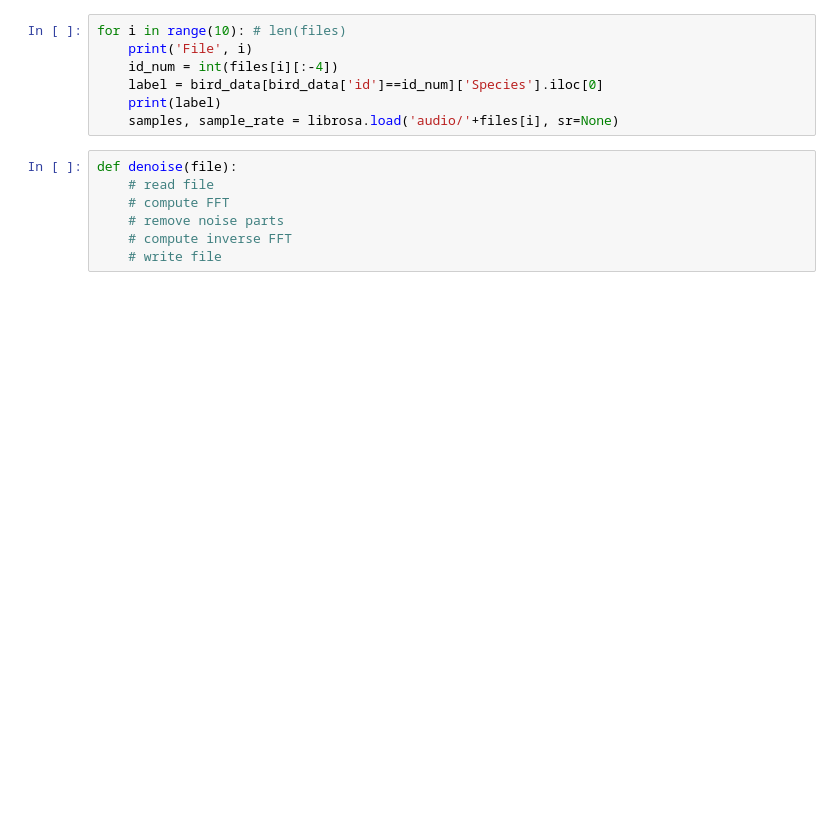
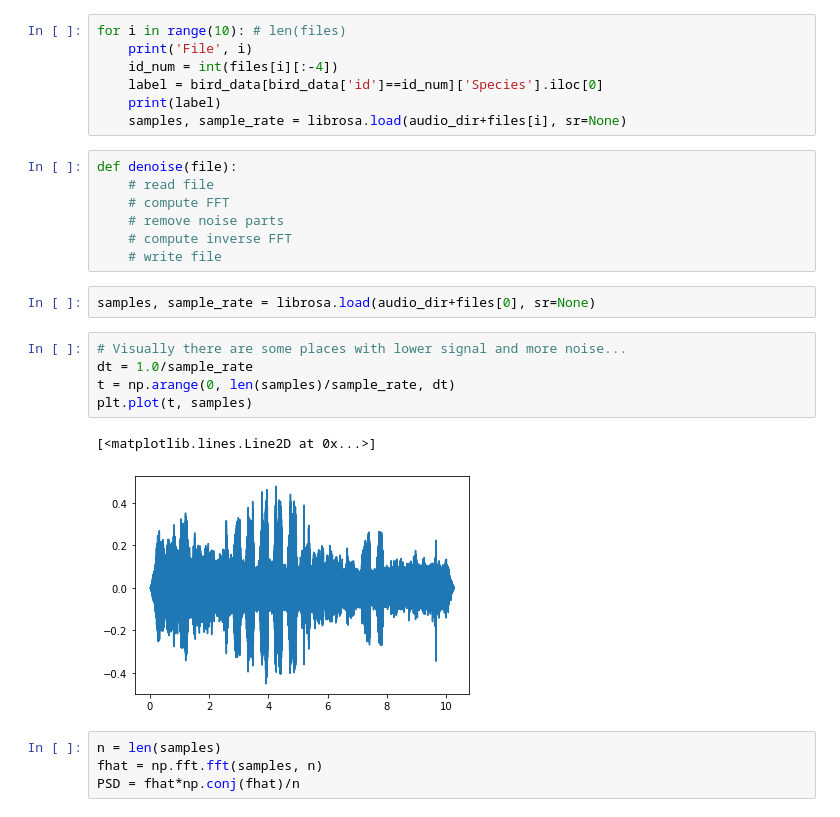
Before and after one commit to SeanScripts/us-bird-songs, a Jupyter notebook: Denoise.ipynb, the cells around one changed output. Cells and saved outputs as stored; diff of their text form; blank space fills up the shorter version.

Commit message:
Explore filtering options
Still trying to figure out what the best way to filter the audio data would be. It seems like most methods end up cutting out some of the signal as well.

```diff
--- a/Denoise.ipynb
+++ b/Denoise.ipynb
@@ -104,7 +106,7 @@ for i in range(10): # len(files)
     id_num = int(files[i][:-4])
     label = bird_data[bird_data['id']==id_num]['Species'].iloc[0]
     print(label)
-    samples, sample_rate = librosa.load('audio/'+files[i], sr=None)
+    samples, sample_rate = librosa.load(audio_dir+files[i], sr=None)
 # %%
 def denoise(file):
     # read file
@@ -112,3 +114,17 @@ def denoise(file):
     # remove noise parts
     # compute inverse FFT
     # write file
+# %%
+samples, sample_rate = librosa.load(audio_dir+files[0], sr=None)
+# %%
+# Visually there are some places with lower signal and more noise...
+dt = 1.0/sample_rate
+t = np.arange(0, len(samples)/sample_rate, dt)
+plt.plot(t, samples)
+# %% [output]
+[<matplotlib.lines.Line2D at 0x...>]
+[figure, added]
+# %%
+n = len(samples)
+fhat = np.fft.fft(samples, n)
+PSD = fhat*np.conj(fhat)/n
```
Also changed, not shown: parts of 17 cells of this notebook.
